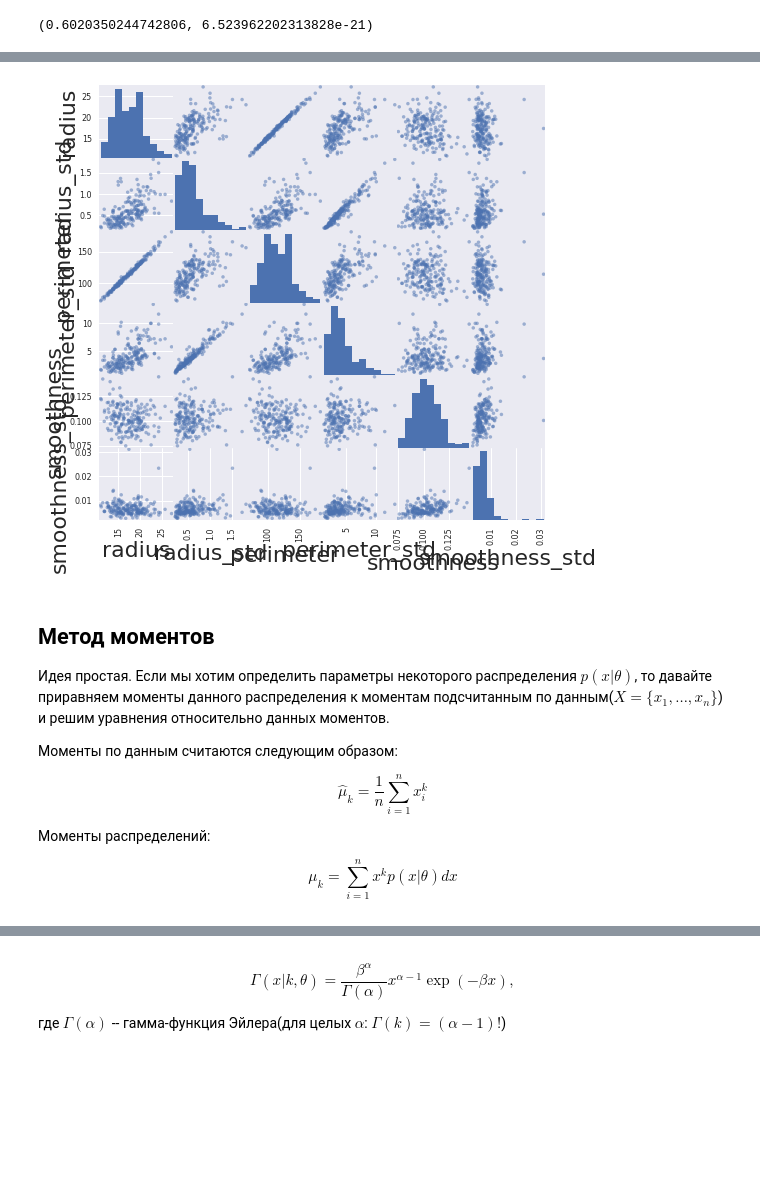
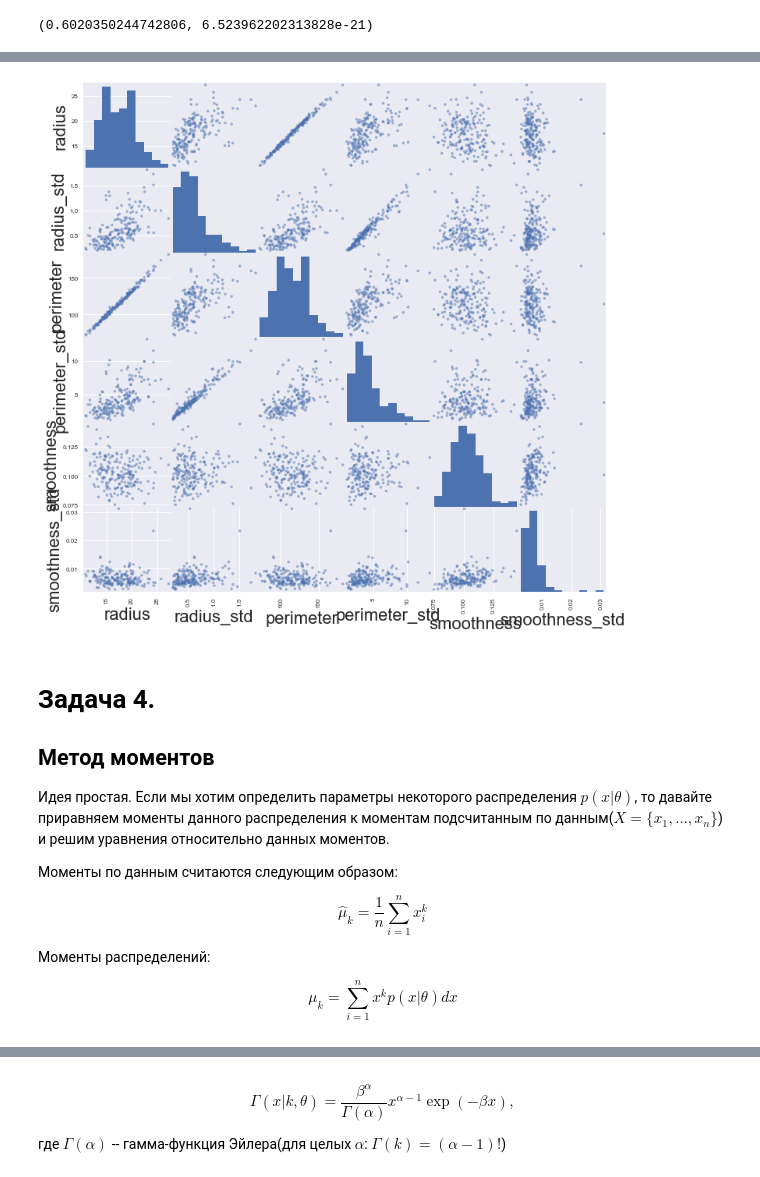
Before and after one commit to SchattenGenie/statsbio, a Jupyter notebook: parameter_estimation.ipynb, the cells around one changed output, grey strips where cells are left out. Cells and saved outputs as stored; diff of their text form; code cells hidden in the pictures; blank space fills up the shorter version.

```diff
--- a/parameter_estimation.ipynb
+++ b/parameter_estimation.ipynb
@@ -314,10 +326,12 @@ sns.heatmap(corr, vmax=.8, square=True, cmap='magma');
 # %%
 pd.plotting.scatter_matrix(data[['radius', 'radius_std', 'perimeter', 'perimeter_std',
-                                 'smoothness', 'smoothness_std']], figsize=(8, 8) )
+                                 'smoothness', 'smoothness_std']], figsize=(12, 12) )
 plt.show()
 # %% [output]
-[figure, old version]
+[figure, new version]
 # %% [markdown]
+# Задача 4.
+
 ## Метод моментов
 
 Идея простая. Если мы хотим определить параметры некоторого распределения $p(x | \theta)$, то давайте приравняем моменты данного распределения к моментам подсчитанным по данным($X = \{ x_1, \dots, x_n \}$) и решим уравнения относительно данных моментов.
```
Also changed, not shown: parts of 46 cells of this notebook.
